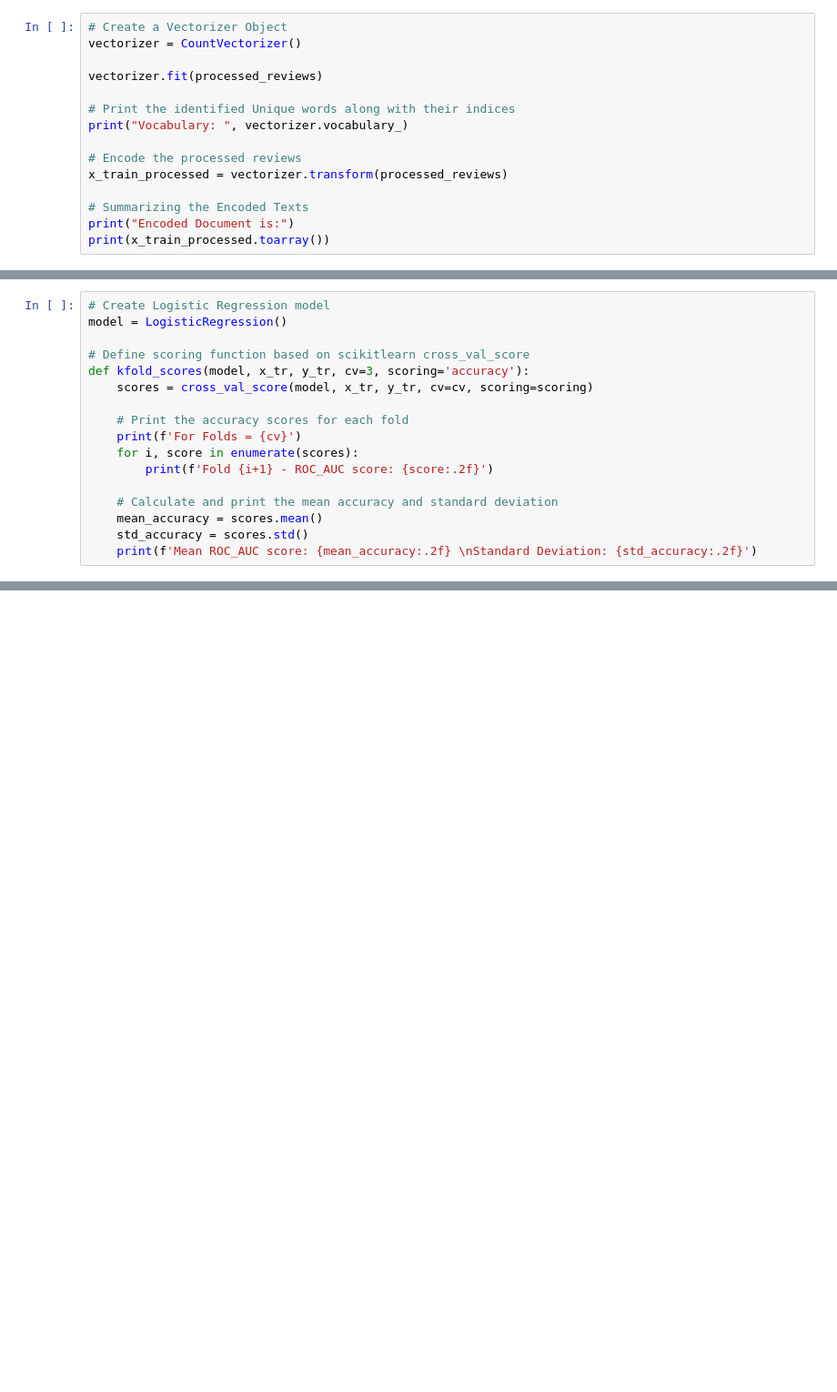
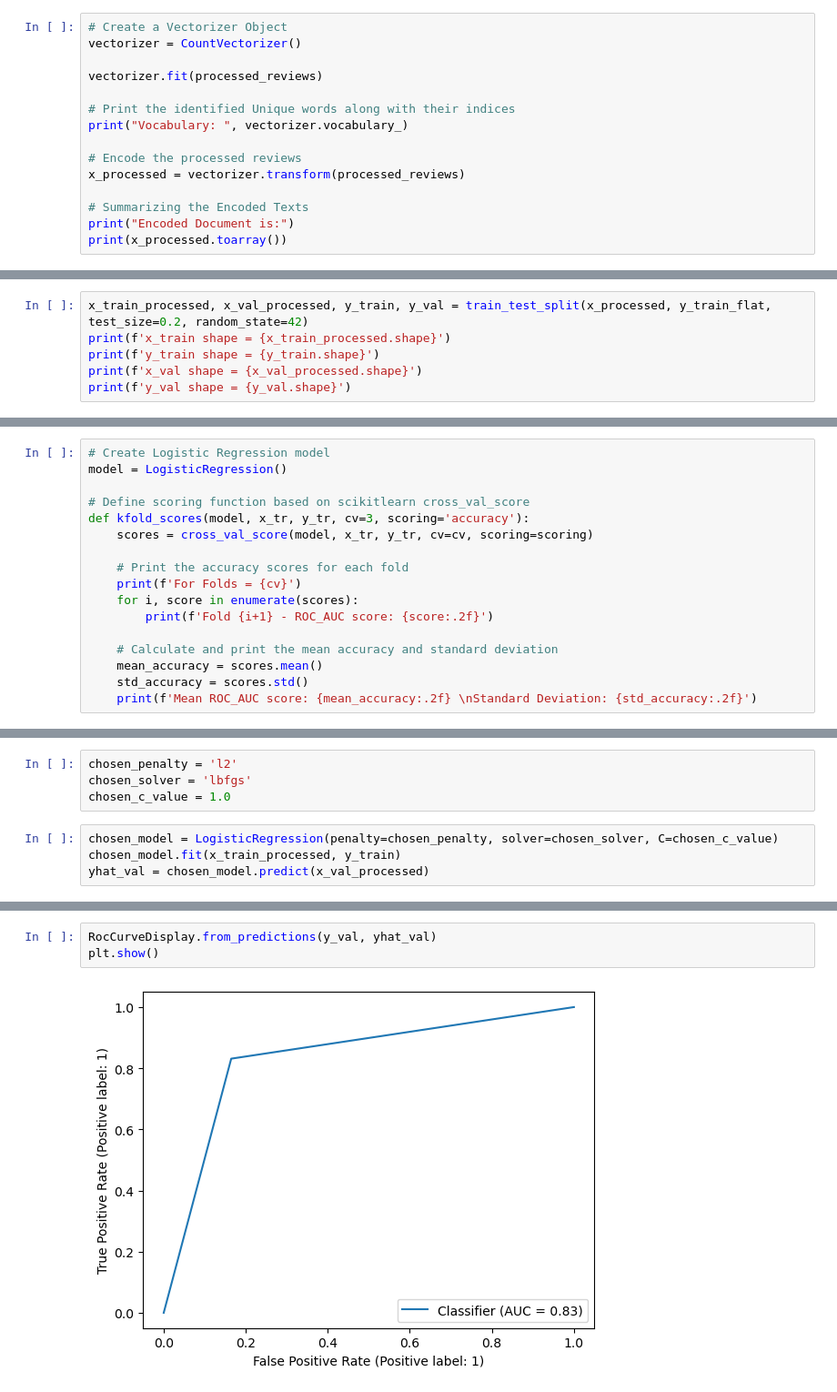
Before and after one commit to wcranemo/ProjA_135, a Jupyter notebook: Part1_Joseph.ipynb, the cells around one changed output, grey strips where cells are left out. Shown at 91% size. Cells and saved outputs as stored; diff of their text form; blank space fills up the shorter version.

Commit message:
Update w/ Param select and predict
Updated notebook with more work done on preliminary hyperparameter selection and corresponding fit and predict

```diff
--- a/Part1_Joseph.ipynb
+++ b/Part1_Joseph.ipynb
@@ -110,11 +111,11 @@ vectorizer.fit(processed_reviews)
 print("Vocabulary: ", vectorizer.vocabulary_)
 
 # Encode the processed reviews
-x_train_processed = vectorizer.transform(processed_reviews)
+x_processed = vectorizer.transform(processed_reviews)
 
 # Summarizing the Encoded Texts
 print("Encoded Document is:")
-print(x_train_processed.toarray())
+print(x_processed.toarray())
 # %% [output]
 Vocabulary:  {'oh': 2572, 'and': 126, 'forgot': 1528, 'to': 3856, 'also': 103, 'mention': 2360, 'the': 3783, 'weird': 4196, 'color': 704, 'effect': 1208, 'it': 2013, 'has': 1735, 'on': 2586, 'your': 4 ...
 Encoded Document is:
@@ -127,0 +131,6 @@ Encoded Document is:
+# %%
+x_train_processed, x_val_processed, y_train, y_val = train_test_split(x_processed, y_train_flat, test_size=0.2, random_state=42)
+print(f'x_train shape = {x_train_processed.shape}')
+print(f'y_train shape = {y_train.shape}')
+print(f'x_val shape = {x_val_processed.shape}')
+print(f'y_val shape = {y_val.shape}')
@@ -203,0 +273,8 @@ k = 10 seems sufficient (highest score, lowest std dev.)
+# %%
+chosen_penalty = 'l2'
+chosen_solver = 'lbfgs'
+chosen_c_value = 1.0
+# %%
+chosen_model = LogisticRegression(penalty=chosen_penalty, solver=chosen_solver, C=chosen_c_value)
+chosen_model.fit(x_train_processed, y_train)
+yhat_val = chosen_model.predict(x_val_processed)
@@ -203,0 +321,5 @@ k = 10 seems sufficient (highest score, lowest std dev.)
+# %%
+RocCurveDisplay.from_predictions(y_val, yhat_val)
+plt.show()
+# %% [output]
+[figure, added]
```
Also changed, not shown: parts of 19 cells of this notebook.
